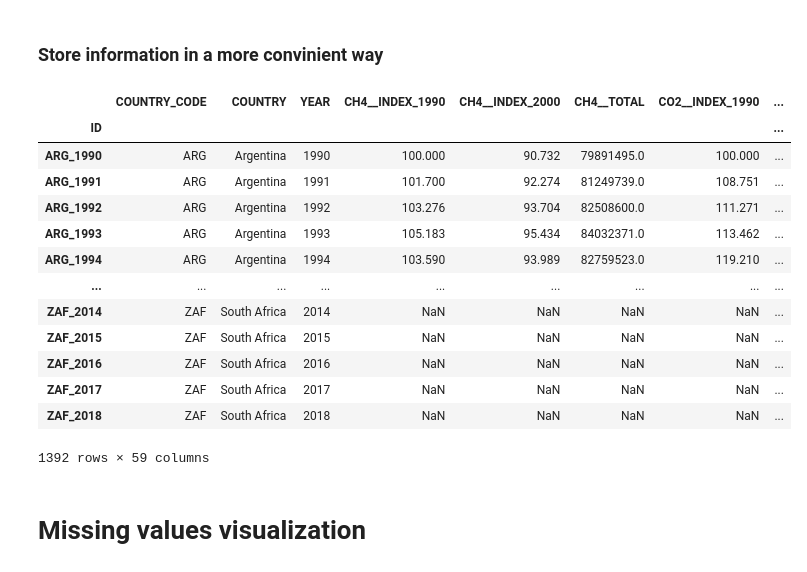
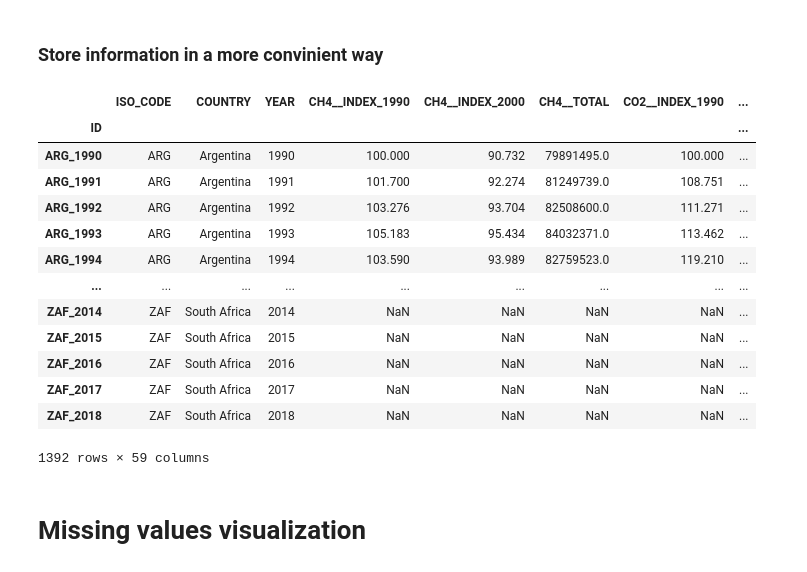
Before and after one commit to OpenGeoScales/ogs-data-exploration, a Jupyter notebook: notebooks/ghg-emissions/oecd/oecd-data-exploration.ipynb, the cells around one changed output. Saved outputs shown, nothing was run; the diff lists cells and outputs as text; code cells hidden in the pictures.

```diff
--- a/notebooks/ghg-emissions/oecd/oecd-data-exploration.ipynb
+++ b/notebooks/ghg-emissions/oecd/oecd-data-exploration.ipynb
@@ -246,35 +246,35 @@ for country in country_array:
 # Create the final dataframe assigning the index created before
 oecd_final = pd.DataFrame(index=index_array)
 # Add the country code and the year as features
 index_split = oecd_final.index.str.split('_')
 oecd_final["COU"] = [x[0] for x in index_split]
 oecd_final["COUNTRY"] = oecd_final["COU"].map(country_dict)
 oecd_final["Year"] = [x[1] for x in index_split]
 oecd_final["Year"] = oecd_final["Year"].astype('int')
 oecd_final.reset_index(inplace=True)
 
 # Store the new information in the dataset
 for key in pol_dict:
     for val in pol_dict[key]:
         temp = oecd_original.loc[(oecd_original["POL"]==key) & (oecd_original["VAR"]==val)][["COU", "Year", "Value"]]
         oecd_final = pd.merge(left=oecd_final, right=temp, how="left", left_on=["COU", "Year"], right_on=["COU", "Year"])
         oecd_final.rename({"Value": key+"__"+val}, axis=1, inplace=True)
 
 oecd_final.set_index("index", inplace=True)
 oecd_final.index.name = "ID"
 oecd_final.sort_index(inplace=True)
 
 column_order = sorted(oecd_final.drop(["COU", "COUNTRY", "Year"], axis=1).columns.to_list())
 column_order.insert(0,"Year")
 column_order.insert(0,"COUNTRY")
 column_order.insert(0,"COU")
 oecd_final = oecd_final.reindex(column_order, axis=1)
 
-oecd_final.rename({"COU": "COUNTRY_CODE", "Year": "YEAR"}, axis=1, inplace=True)
+oecd_final.rename({"COU": "ISO_CODE", "Year": "YEAR"}, axis=1, inplace=True)
 
 oecd_final
 # %% [output]
-|  | COUNTRY_CODE | COUNTRY | YEAR | CH4__INDEX_1990 | CH4__INDEX_2000 | CH4__TOTAL | CO2__INDEX_1990 | ... |
+|  | ISO_CODE | COUNTRY | YEAR | CH4__INDEX_1990 | CH4__INDEX_2000 | CH4__TOTAL | CO2__INDEX_1990 | ... |
 | ID |  |  |  |  |  |  |  | ... |
 | ARG_1990 | ARG | Argentina | 1990 | 100.000 | 90.732 | 79891495.0 | 100.000 | ... |
 | ARG_1991 | ARG | Argentina | 1991 | 101.700 | 92.274 | 81249739.0 | 108.751 | ... |
```
